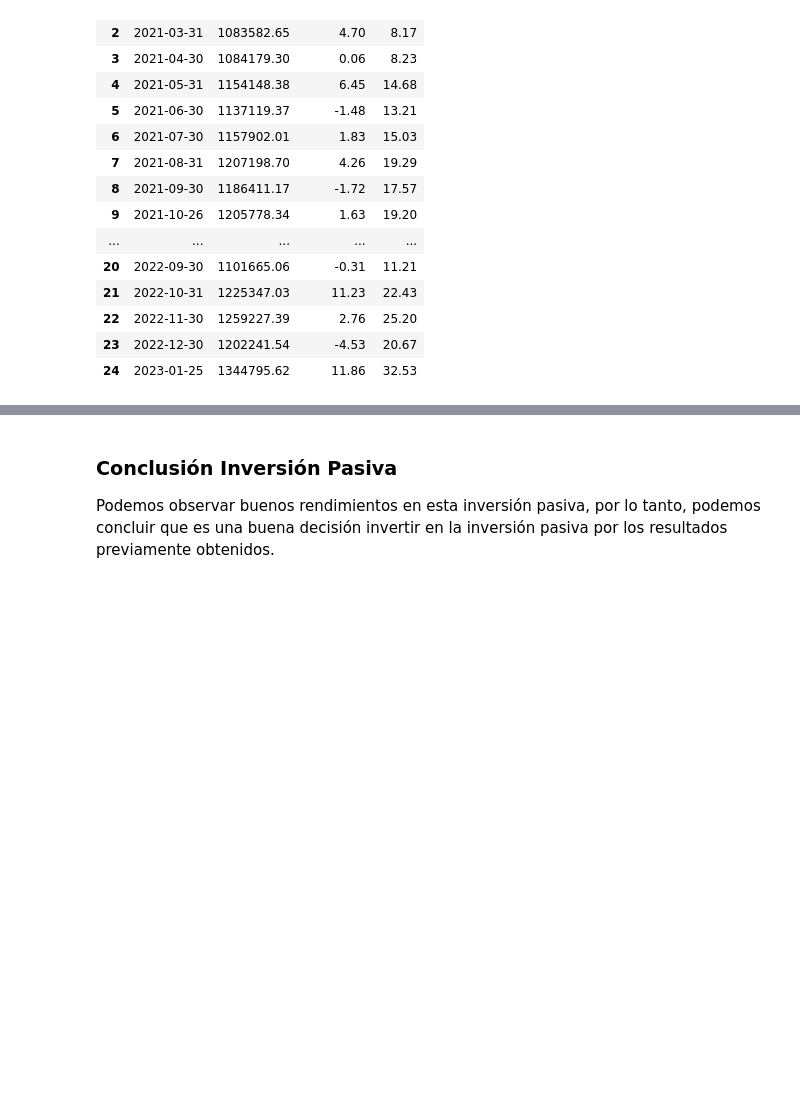
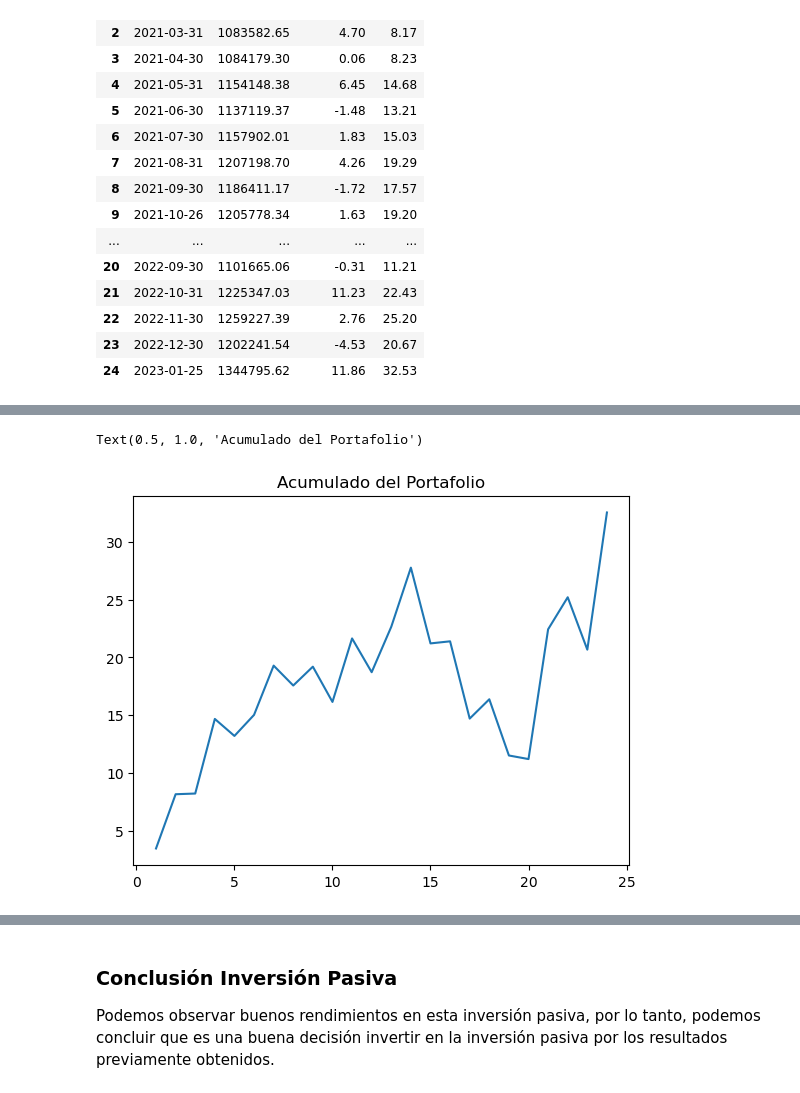
Before and after one commit to feramdor/Lab1, a Jupyter notebook: Notebook.ipynb, the cells around one changed output, grey strips where cells are left out. Saved outputs shown, nothing was run; the diff lists cells and outputs as text; code cells hidden in the pictures; blank space fills up the shorter version.

```diff
--- a/Notebook.ipynb
+++ b/Notebook.ipynb
@@ -146,0 +153,6 @@ pd.DataFrame(inversion_pasiva)
+# %%
+plot['Acum'].plot()
+plt.title('Acumulado del Portafolio')
+# %% [output]
+Text(0.5, 1.0, 'Acumulado del Portafolio')
+[figure, added]
```
Also changed, not shown: parts of 6 cells of this notebook.
